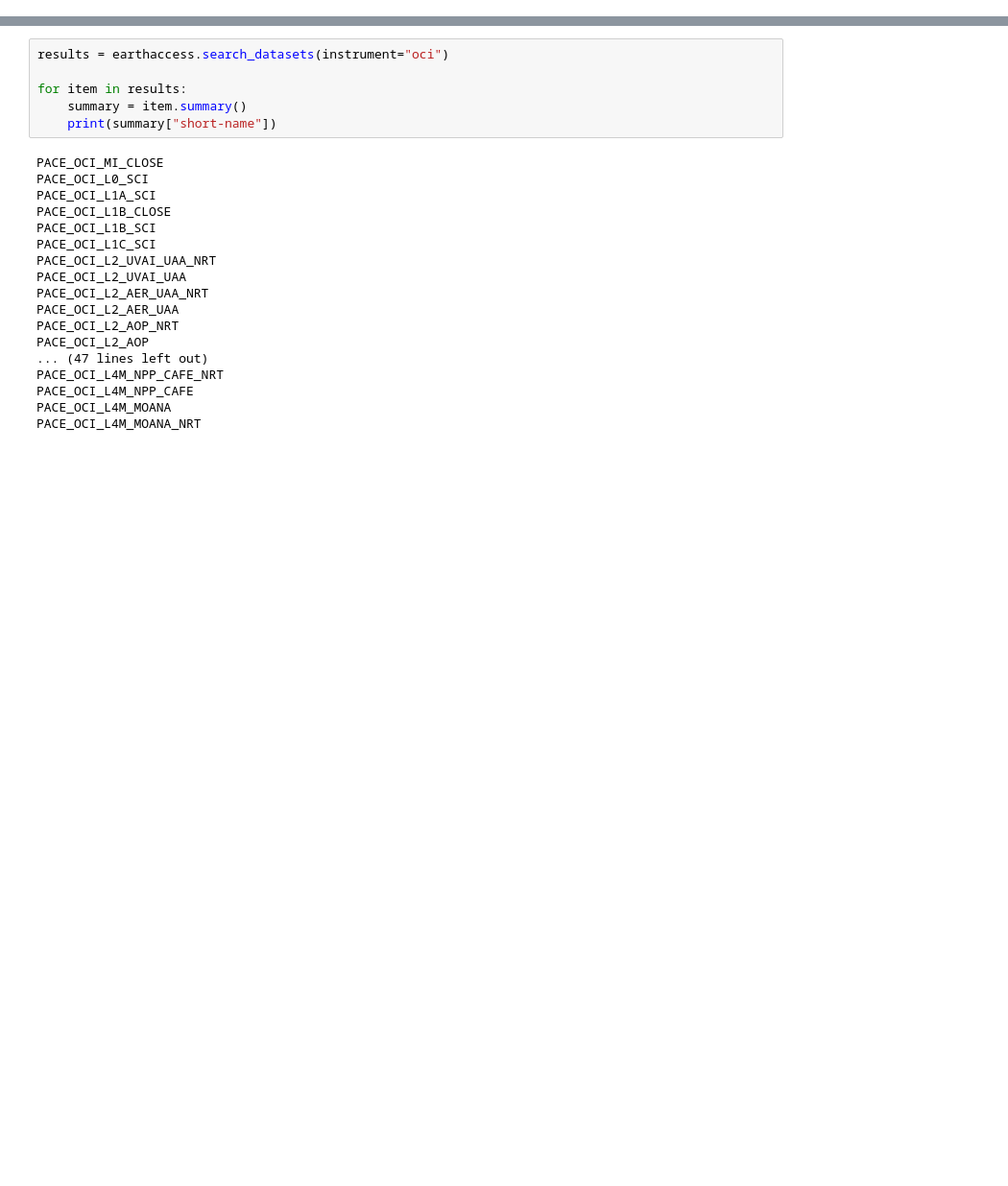
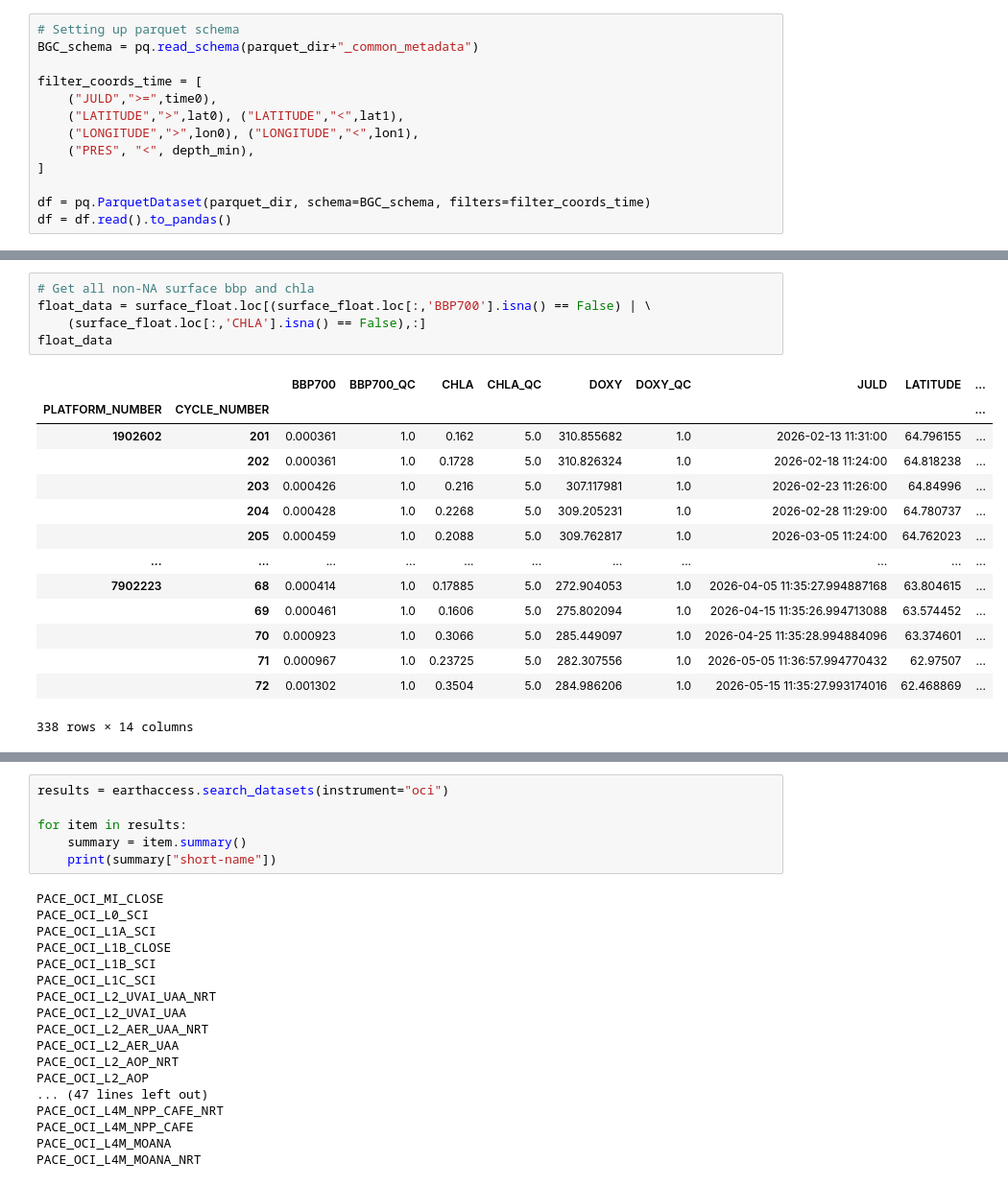
Before and after one commit to ellenrpark/gobgc26_example, a Jupyter notebook: tutorial-remote-sensing.ipynb, the cells around one changed output, grey strips where cells are left out. Shown at 96% size. Drawn from its saved outputs; the diff is of its cells as text; blank space fills up the shorter version.

```diff
--- a/tutorial-remote-sensing.ipynb
+++ b/tutorial-remote-sensing.ipynb
@@ -17,0 +36,13 @@ lon1 = 0
+# %%
+# Setting up parquet schema
+BGC_schema = pq.read_schema(parquet_dir+"_common_metadata")
+
+filter_coords_time = [
+    ("JULD",">=",time0),
+    ("LATITUDE",">",lat0), ("LATITUDE","<",lat1),
+    ("LONGITUDE",">",lon0), ("LONGITUDE","<",lon1),
+    ("PRES", "<", depth_min),
+]
+
+df = pq.ParquetDataset(parquet_dir, schema=BGC_schema, filters=filter_coords_time)
+df = df.read().to_pandas()
@@ -17,0 +59,20 @@ lon1 = 0
+# %%
+# Get all non-NA surface bbp and chla
+float_data = surface_float.loc[(surface_float.loc[:,'BBP700'].isna() == False) | \
+    (surface_float.loc[:,'CHLA'].isna() == False),:]
+float_data
+# %% [output]
+|  |  | BBP700 | BBP700_QC | CHLA | CHLA_QC | DOXY | DOXY_QC | JULD | LATITUDE | ... |
+| PLATFORM_NUMBER | CYCLE_NUMBER |  |  |  |  |  |  |  |  | ... |
+| 1902602 | 201 | 0.000361 | 1.0 | 0.162 | 5.0 | 310.855682 | 1.0 | 2026-02-13 11:31:00 | 64.796155 | ... |
+|  | 202 | 0.000361 | 1.0 | 0.1728 | 5.0 | 310.826324 | 1.0 | 2026-02-18 11:24:00 | 64.818238 | ... |
+|  | 203 | 0.000426 | 1.0 | 0.216 | 5.0 | 307.117981 | 1.0 | 2026-02-23 11:26:00 | 64.84996 | ... |
+|  | 204 | 0.000428 | 1.0 | 0.2268 | 5.0 | 309.205231 | 1.0 | 2026-02-28 11:29:00 | 64.780737 | ... |
+|  | 205 | 0.000459 | 1.0 | 0.2088 | 5.0 | 309.762817 | 1.0 | 2026-03-05 11:24:00 | 64.762023 | ... |
+| ... | ... | ... | ... | ... | ... | ... | ... | ... | ... | ... |
+| 7902223 | 68 | 0.000414 | 1.0 | 0.17885 | 5.0 | 272.904053 | 1.0 | 2026-04-05 11:35:27.994887168 | 63.804615 | ... |
+|  | 69 | 0.000461 | 1.0 | 0.1606 | 5.0 | 275.802094 | 1.0 | 2026-04-15 11:35:26.994713088 | 63.574452 | ... |
+|  | 70 | 0.000923 | 1.0 | 0.3066 | 5.0 | 285.449097 | 1.0 | 2026-04-25 11:35:28.994884096 | 63.374601 | ... |
+|  | 71 | 0.000967 | 1.0 | 0.23725 | 5.0 | 282.307556 | 1.0 | 2026-05-05 11:36:57.994770432 | 62.97507 | ... |
+|  | 72 | 0.001302 | 1.0 | 0.3504 | 5.0 | 284.986206 | 1.0 | 2026-05-15 11:35:27.993174016 | 62.468869 | ... |
+338 rows × 14 columns
```
Also changed, not shown: parts of 38 cells of this notebook, 3 other files.
